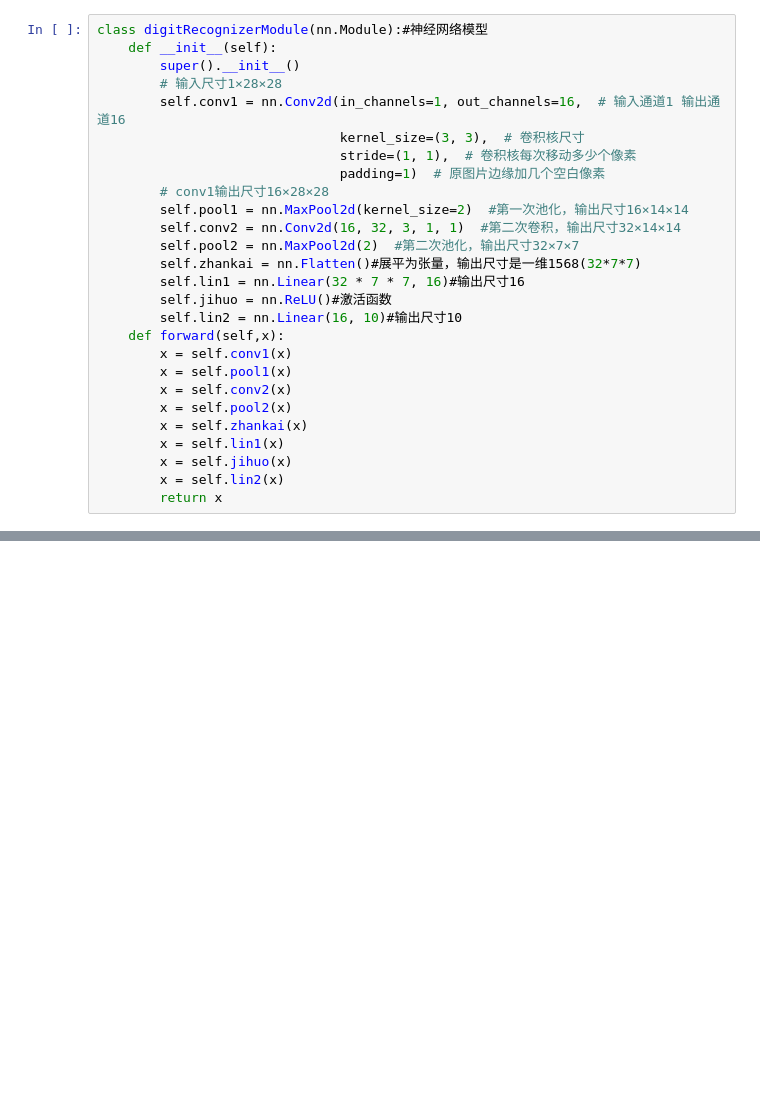
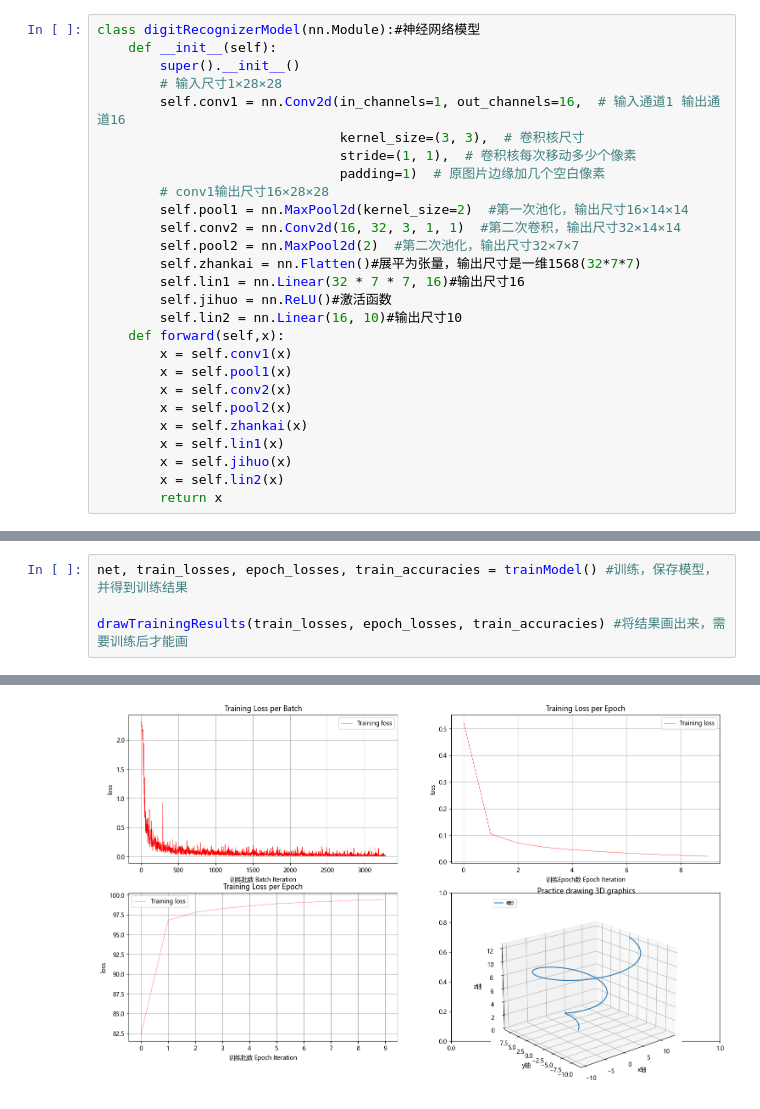
Before and after one commit to wljss/kaggle-Digit-Recognizer, a Jupyter notebook: work.ipynb, the cells around one changed output, grey strips where cells are left out. Drawn from its saved outputs; the diff is of its cells as text; blank space fills up the shorter version.

```diff
--- a/work.ipynb
+++ b/work.ipynb
@@ -32,7 +31,7 @@ def printImage(id): #可以打印成图像输出
 
 #printImage(2333) #打印第2333个数字
 # %%
-class digitRecognizerModule(nn.Module):#神经网络模型
+class digitRecognizerModel(nn.Module):#神经网络模型
     def __init__(self):
         super().__init__()
         # 输入尺寸1×28×28
@@ -180,0 +171,5 @@ No artists with labels found to put in legend.  Note that artists whose label st
+# %%
+net, train_losses, epoch_losses, train_accuracies = trainModel() #训练，保存模型，并得到训练结果
+
+drawTrainingResults(train_losses, epoch_losses, train_accuracies) #将结果画出来，需要训练后才能画
+# %% [output]
@@ -180,0 +186 @@ No artists with labels found to put in legend.  Note that artists whose label st
+[figure, added]
```
Also changed, not shown: parts of 5 cells of this notebook, 3 other files.
